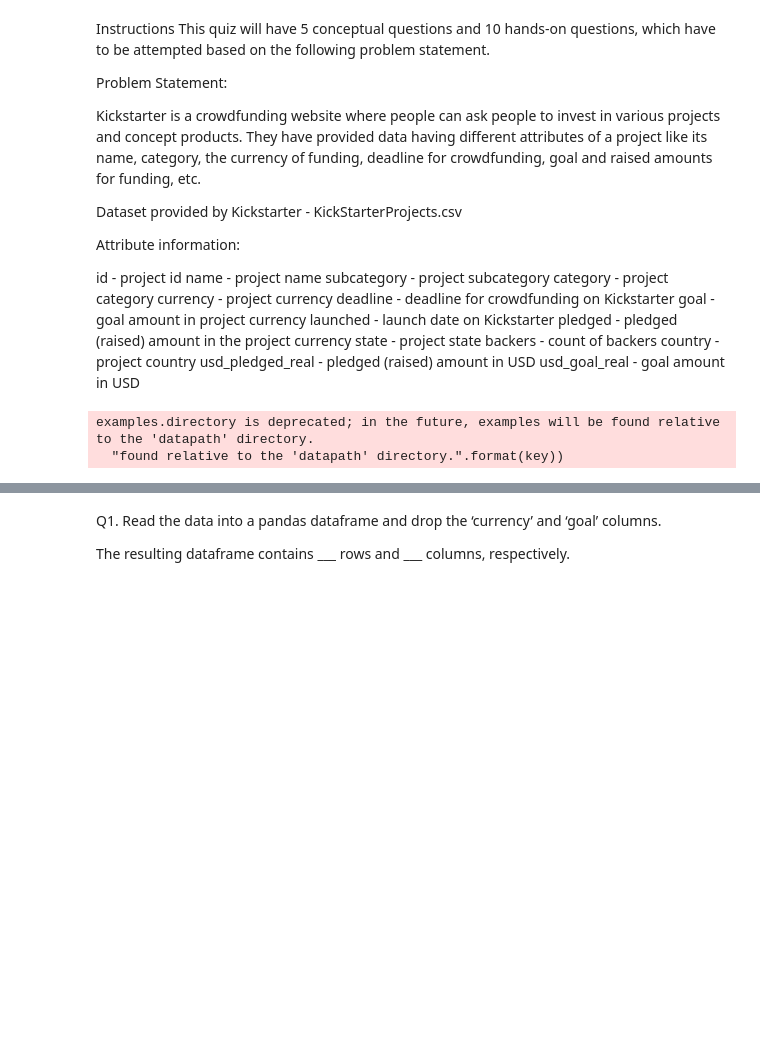
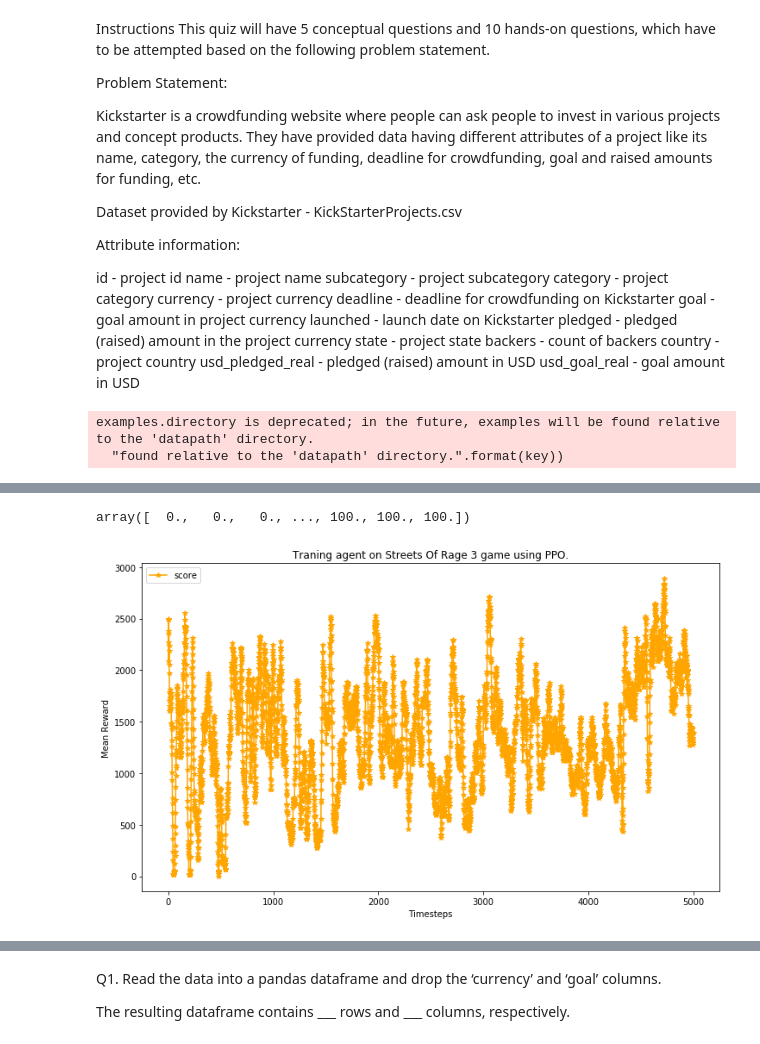
Before and after one commit to Isaac009/PGP-AIML, a Jupyter notebook: LR/Week_2/Quiz.ipynb, the cells around one changed output, grey strips where cells are left out. Cells and saved outputs as stored; diff of their text form; code cells hidden in the pictures; blank space fills up the shorter version.

```diff
--- a/LR/Week_2/Quiz.ipynb
+++ b/LR/Week_2/Quiz.ipynb
@@ -43,3 +43,7 @@ pd.set_option('display.max_rows', 200)
 # %% [output]
 examples.directory is deprecated; in the future, examples will be found relative to the 'datapath' directory.
   "found relative to the 'datapath' directory.".format(key))
+# %%
+data = pd.read_csv('mortal_k_ppo_scores_5k_action_wrapper.csv',index_col=[0])
+# %%
+data_np = data.values
@@ -45,0 +65,2 @@ examples.directory is deprecated; in the future, examples will be found relative
+# %%
+d_n = data_np*10
@@ -45,0 +70,16 @@ examples.directory is deprecated; in the future, examples will be found relative
+# %%
+a
+# %% [output]
+array([  0.,   0.,   0., ..., 100., 100., 100.])
+# %%
+d_n[3000:] = d_n[3000:]+np.random.uniform(10,100,2000).reshape(-1,1)
+# %%
+plt.figure(figsize=(12, 7))
+plt.plot(d_n, color='orange', marker="*", label="score")
+plt.title("Traning agent on Streets Of Rage 3 game using PPO.")
+plt.xlabel("Timesteps")
+plt.ylabel("Mean Reward")
+plt.legend()
+plt.savefig('street_graph.jpg')
+# %% [output]
+[figure, added]
```
Also changed, not shown: parts of 5 cells of this notebook, 14 other files.
